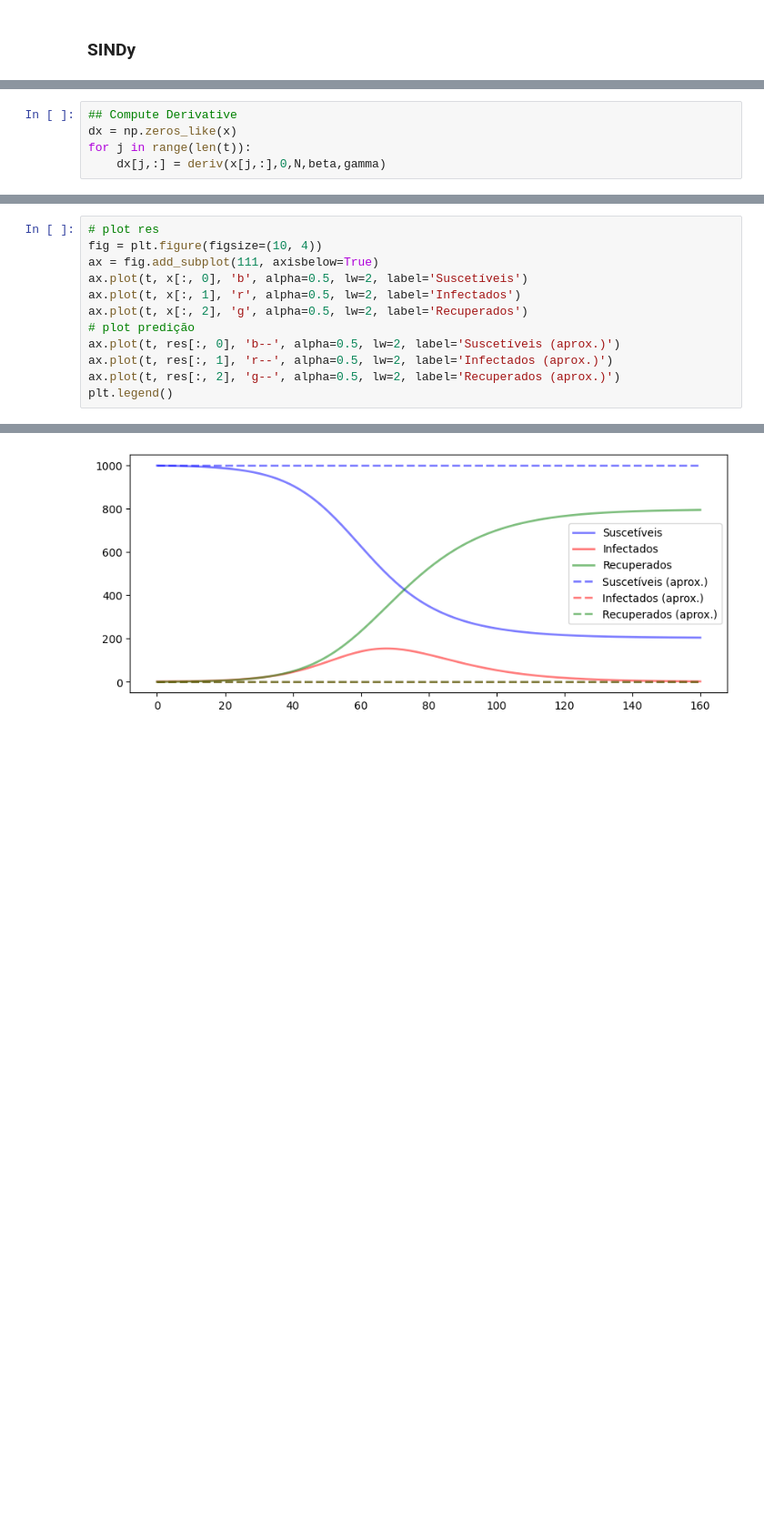
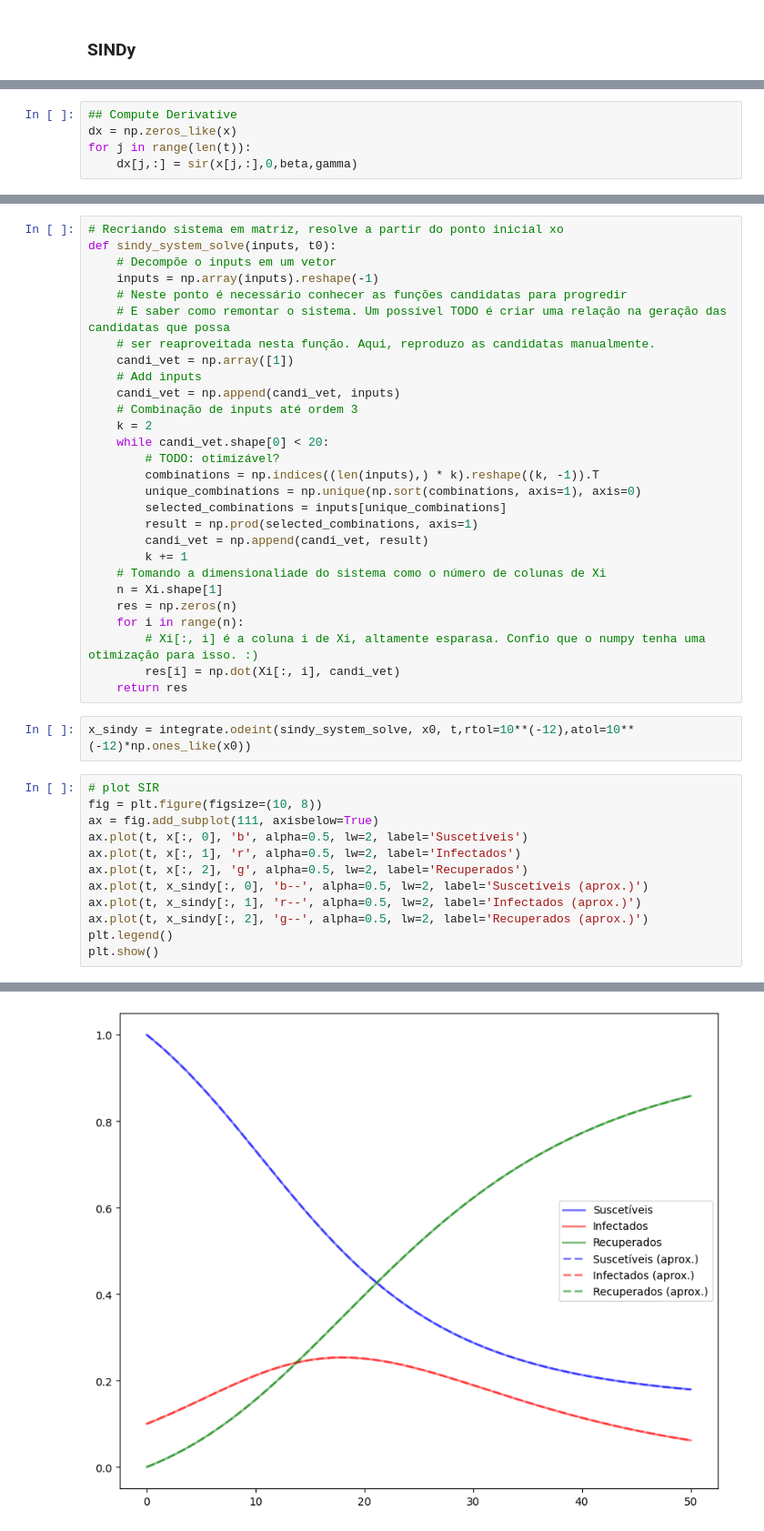
Before and after one commit to Salies/data-driven-des, a Jupyter notebook: sir.ipynb, the cells around one changed output, grey strips where cells are left out. Shown at 91% size. Saved outputs shown, nothing was run; the diff lists cells and outputs as text; blank space fills up the shorter version.

Commit message:
sir sindy

```diff
--- a/sir.ipynb
+++ b/sir.ipynb
@@ -237,4 +210,4 @@ plt.show()
 ## Compute Derivative
 dx = np.zeros_like(x)
 for j in range(len(t)):
-    dx[j,:] = deriv(x[j,:],0,N,beta,gamma)
+    dx[j,:] = sir(x[j,:],0,beta,gamma)
@@ -253,13 +281,43 @@ res = model.simulate(x[0], t)
+# %%
+# Recriando sistema em matriz, resolve a partir do ponto inicial xo
+def sindy_system_solve(inputs, t0):
+    # Decompõe o inputs em um vetor
+    inputs = np.array(inputs).reshape(-1)
+    # Neste ponto é necessário conhecer as funções candidatas para progredir
+    # E saber como remontar o sistema. Um possível TODO é criar uma relação na geração das candidatas que possa
+    # ser reaproveitada nesta função. Aqui, reproduzo as candidatas manualmente.
+    candi_vet = np.array([1])
+    # Add inputs
+    candi_vet = np.append(candi_vet, inputs)
+    # Combinação de inputs até ordem 3
+    k = 2
+    while candi_vet.shape[0] < 20:
+        # TODO: otimizável?
+        combinations = np.indices((len(inputs),) * k).reshape((k, -1)).T
+        unique_combinations = np.unique(np.sort(combinations, axis=1), axis=0)
+        selected_combinations = inputs[unique_combinations]
+        result = np.prod(selected_combinations, axis=1)
+        candi_vet = np.append(candi_vet, result)
+        k += 1
+    # Tomando a dimensionaliade do sistema como o número de colunas de Xi
+    n = Xi.shape[1]
+    res = np.zeros(n)
+    for i in range(n):
+        # Xi[:, i] é a coluna i de Xi, altamente esparasa. Confio que o numpy tenha uma otimização para isso. :)
+        res[i] = np.dot(Xi[:, i], candi_vet)
+    return res
+# %%
+x_sindy = integrate.odeint(sindy_system_solve, x0, t,rtol=10**(-12),atol=10**(-12)*np.ones_like(x0))
 # %%
-# plot res
-fig = plt.figure(figsize=(10, 4))
+# plot SIR
+fig = plt.figure(figsize=(10, 8))
 ax = fig.add_subplot(111, axisbelow=True)
 ax.plot(t, x[:, 0], 'b', alpha=0.5, lw=2, label='Suscetíveis')
 ax.plot(t, x[:, 1], 'r', alpha=0.5, lw=2, label='Infectados')
 ax.plot(t, x[:, 2], 'g', alpha=0.5, lw=2, label='Recuperados')
-# plot predição
-ax.plot(t, res[:, 0], 'b--', alpha=0.5, lw=2, label='Suscetíveis (aprox.)')
-ax.plot(t, res[:, 1], 'r--', alpha=0.5, lw=2, label='Infectados (aprox.)')
-ax.plot(t, res[:, 2], 'g--', alpha=0.5, lw=2, label='Recuperados (aprox.)')
+ax.plot(t, x_sindy[:, 0], 'b--', alpha=0.5, lw=2, label='Suscetíveis (aprox.)')
+ax.plot(t, x_sindy[:, 1], 'r--', alpha=0.5, lw=2, label='Infectados (aprox.)')
+ax.plot(t, x_sindy[:, 2], 'g--', alpha=0.5, lw=2, label='Recuperados (aprox.)')
 plt.legend()
+plt.show()
 # %% [output]
@@ -267 +324 @@ plt.legend()
-[figure, old version]
+[figure, new version]
```
Also changed, not shown: parts of 9 cells of this notebook.
